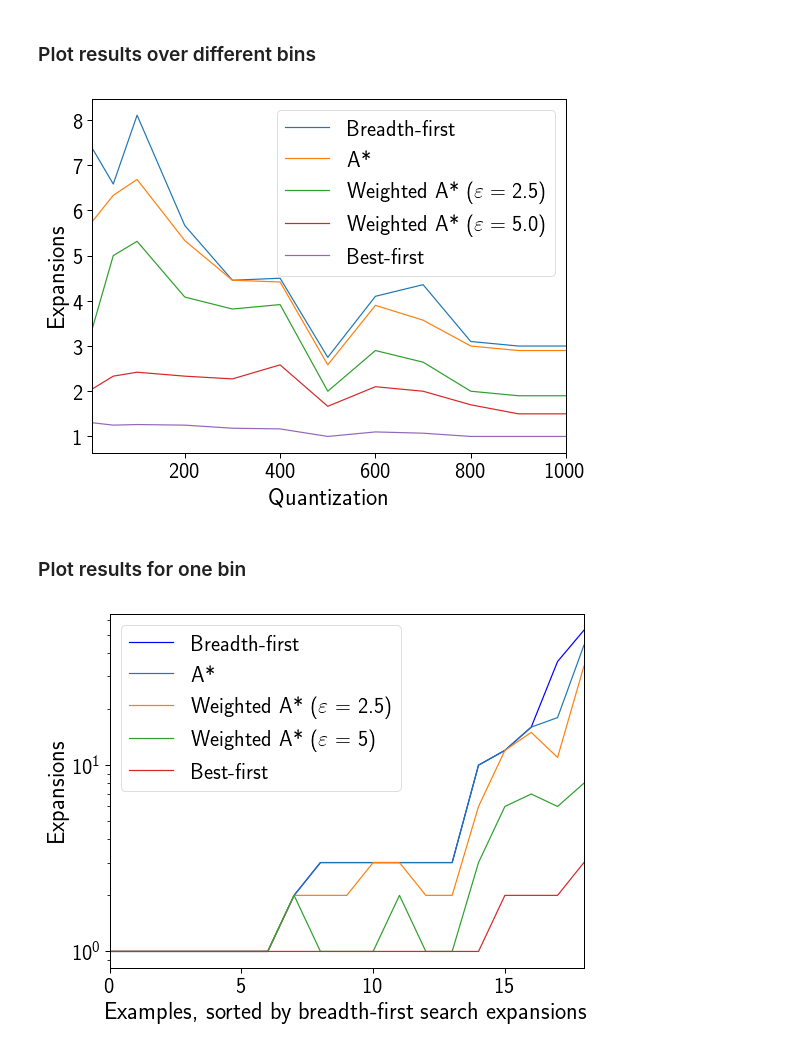
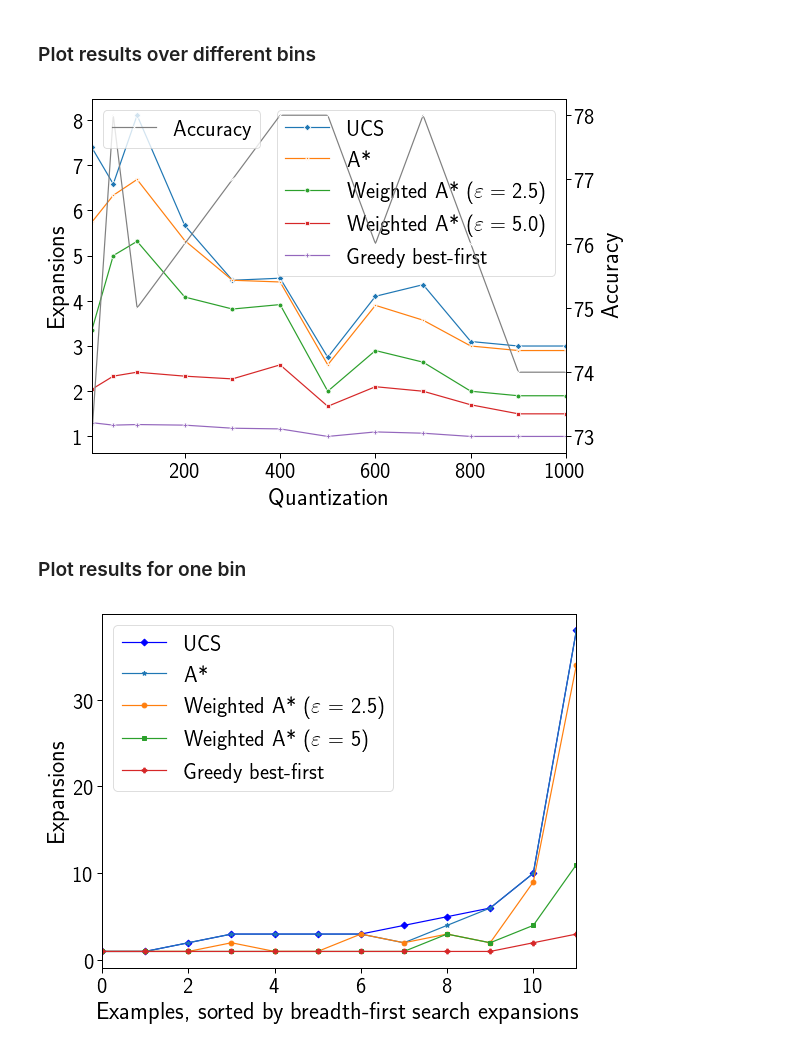
Before and after one commit to spring-epfl/trickster, a Jupyter notebook: notebooks/credit_experiment.ipynb, the cells around one changed output. Cells and saved outputs as stored; diff of their text form; code cells hidden in the pictures.

Commit message:
Automate credit plotting too

```diff
--- a/notebooks/credit_experiment.ipynb
+++ b/notebooks/credit_experiment.ipynb
@@ -1 +1,11 @@
+# %%
+REPORT_PATH = '../out/reports/credit.pkl'
+FIGS_PATH = '../out/images'
+WEIGHTED_EPSILONS = [2.5, 5]
+BEST_FIRST_EPSILON = 10e+5  # A hack to emulate greedy best-first search: have a very high epsilon.
+FOCUS_BINS = 50
+FIGWIDTH = 8.5
+FIGHEIGHT = 6.5
+SAVE_PLOTS = False
+MARKERS = ['D', '*', 'o', 's', 'P']
 # %%
@@ -28,4 +41,7 @@ def group_by_key(data, key):
         value = d[key]
         obj[value].append(d)
     return obj
+
+def save_fig(fig, name_template, *args, **kwargs):
+    fig.savefig(os.path.join(FIGS_PATH, name_template.format(*args, **kwargs)))
 # %%
@@ -70,6 +86,6 @@ def get_path_cost_increase(ast_results, bfs_results):
 ### Load data
 # %%
 # Load results from running adversarial search on credit dataset.
-results = load_results('../out/credit.pickle')
+results = load_results(REPORT_PATH)
 # %% [markdown]
 ### Plot results over different bins
@@ -140,43 +157,45 @@ FIGHEIGHT = 6.5
 # %%
 fig, ax = plt.subplots()
 
 sns.lineplot(data=attack_perf_df.query('eps == 0'),
-             x='bins', y='expansions', ax=ax, label='Breadth-first',
-             ci=None)
+             x='bins', y='expansions', ax=ax, label='UCS',
+             ci=None, marker=MARKERS[0])
 
 sns.lineplot(data=attack_perf_df.query('eps == 1'),
              x='bins', y='expansions', ax=ax, label='A*',
-             ci=None)
+             ci=None, marker=MARKERS[1])
 
-for eps in WEIGHTED_EPSILONS:
+for i, eps in enumerate(WEIGHTED_EPSILONS):
     sns.lineplot(data=attack_perf_df.query('{0} - 0.1 < eps < {0} + 0.1'.format(eps)),
                  x='bins', y='expansions', ax=ax,
                  label='Weighted A* ($\\varepsilon = %1.1f$)' % eps,
-                 ci=None)
+                 ci=None, marker=MARKERS[i + 2])
 
 
 sns.lineplot(data=attack_perf_df.query('eps == %d' % BEST_FIRST_EPSILON),
-             x='bins', y='expansions', ax=ax, label='Best-first',
-             ci=None)
+             x='bins', y='expansions', ax=ax, label='Greedy best-first',
+             ci=None, marker=MARKERS[-1])
 
 
 ax.set_ylabel('Expansions')
 ax.set_xlim(5, 1000)
 ax.set_xlabel('Quantization')
 ax.legend()  # bbox_to_anchor=(1.6, .68)
 
-#     ax2 = ax.twinx()
-#     ax2.plot(clf_perf_df.bins, sharpness,
-#              label='Gradient sharpness',
-#              linestyle='--', color='grey', marker='D')
-#     ax2.legend(loc=5)
+ax2 = ax.twinx()
+sns.lineplot(data=clf_perf_df, x='bins', y='accuracy',
+         label='Accuracy',
+         linestyle='--', color='grey', marker='x')
+ax2.set_ylabel('Accuracy')
+ax2.legend(loc=2)
 
 fig.set_figwidth(FIGWIDTH)
 fig.set_figheight(FIGHEIGHT)
 
-fig.savefig('../out/credit_different_bins_perf.pdf')
+if SAVE_PLOTS:
+    save_fig(fig, 'credit_different_bins_perf.pdf')
 # %% [output]
-[figure, old version]
+[figure, new version]
 # %% [markdown]
 ### Plot results for one bin
 # %%
@@ -205,19 +221,20 @@ bfs_sort = improvement[2] # changing epslion does not change bfs results
 # %%
 fig, ax = plt.subplots()
 
-ax.plot(bfs_sort, color='blue', label='Breadth-first')
-ax.plot(ast_sorts[1], label='A*')
+ax.plot(ucs_sort, color='blue', label='UCS', marker=MARKERS[0])
+ax.plot(ast_sorts[1], label='A*', marker=MARKERS[1])
 
-for eps in WEIGHTED_EPSILONS:
+for i, eps in enumerate(WEIGHTED_EPSILONS):
     ast_sort = ast_sorts[eps]
-    ax.plot(ast_sort, label='Weighted A* ($\\varepsilon$ = {})'.format(eps))
+    ax.plot(ast_sort, label='Weighted A* ($\\varepsilon$ = {})'.format(eps),
+            marker=MARKERS[i + 2])
 
-ax.plot(ast_sorts[BEST_FIRST_EPSILON], label='Best-first')
+ax.plot(ast_sorts[BEST_FIRST_EPSILON], label='Greedy best-first', marker=MARKERS[-1])
 
 ax.set_xlabel('Examples, sorted by breadth-first search expansions')
 ax.set_ylabel('Expansions')
-ax.set_yscale('log')
-ax.set_xlim(0, len(bfs_sort) - 1)
+# ax.set_yscale('log')
+ax.set_xlim(0, len(ucs_sort) - 1)
 ax.legend(loc='best')
 
 fig.set_figwidth(FIGWIDTH)
@@ -225,9 +242,10 @@ fig.set_figheight(FIGHEIGHT)
 
 plt.show()
 
-fig.savefig('../out/credit_performance_bin_%d.pdf' % bins)
+if SAVE_PLOTS:
+    save_fig(fig, 'credit_performance_bin_{}.pdf', FOCUS_BINS)
 # %% [output]
-[figure, old version]
+[figure, new version]
 # %%
 fig, ax = plt.subplots()
 
```
Also changed, not shown: parts of 12 cells of this notebook, 1 other file.
